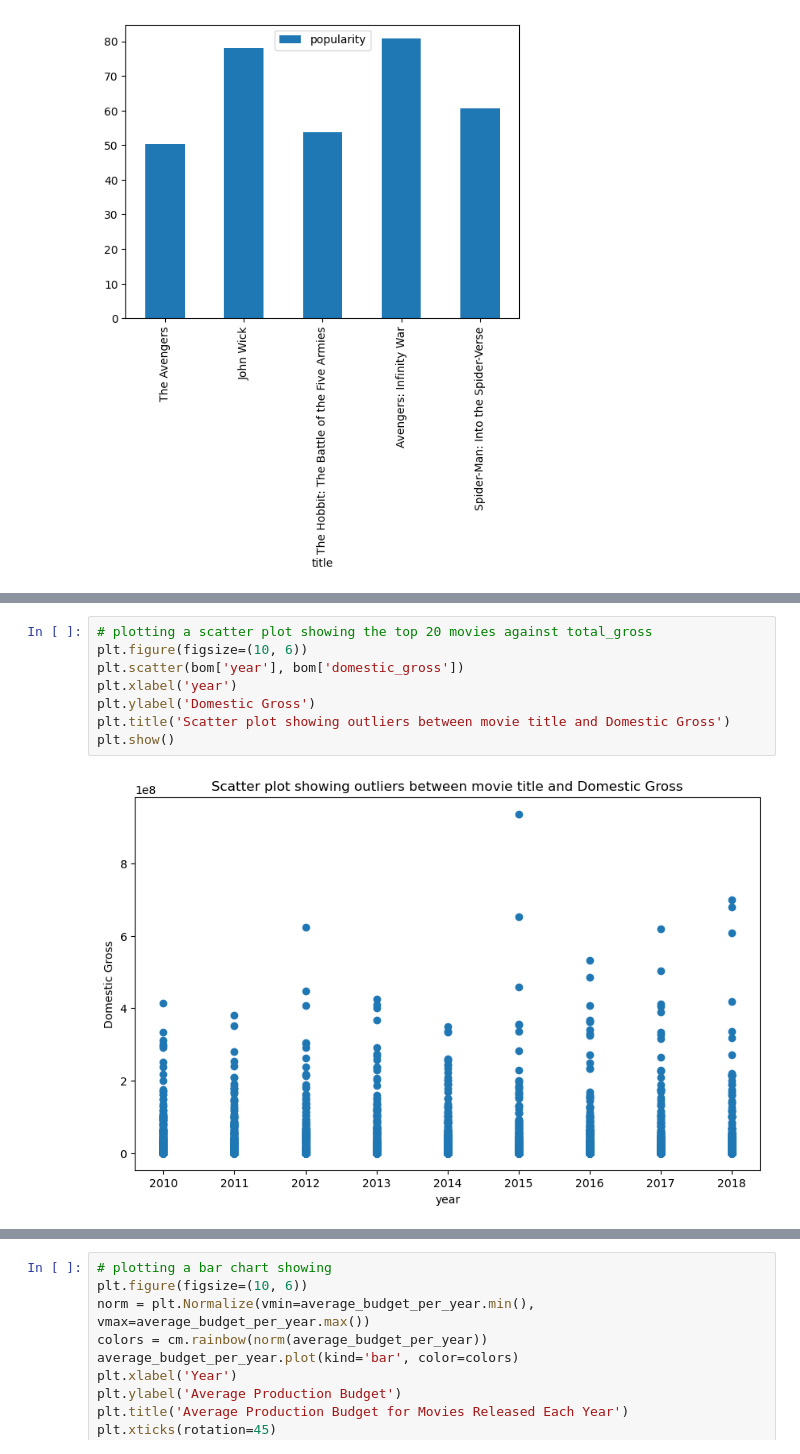
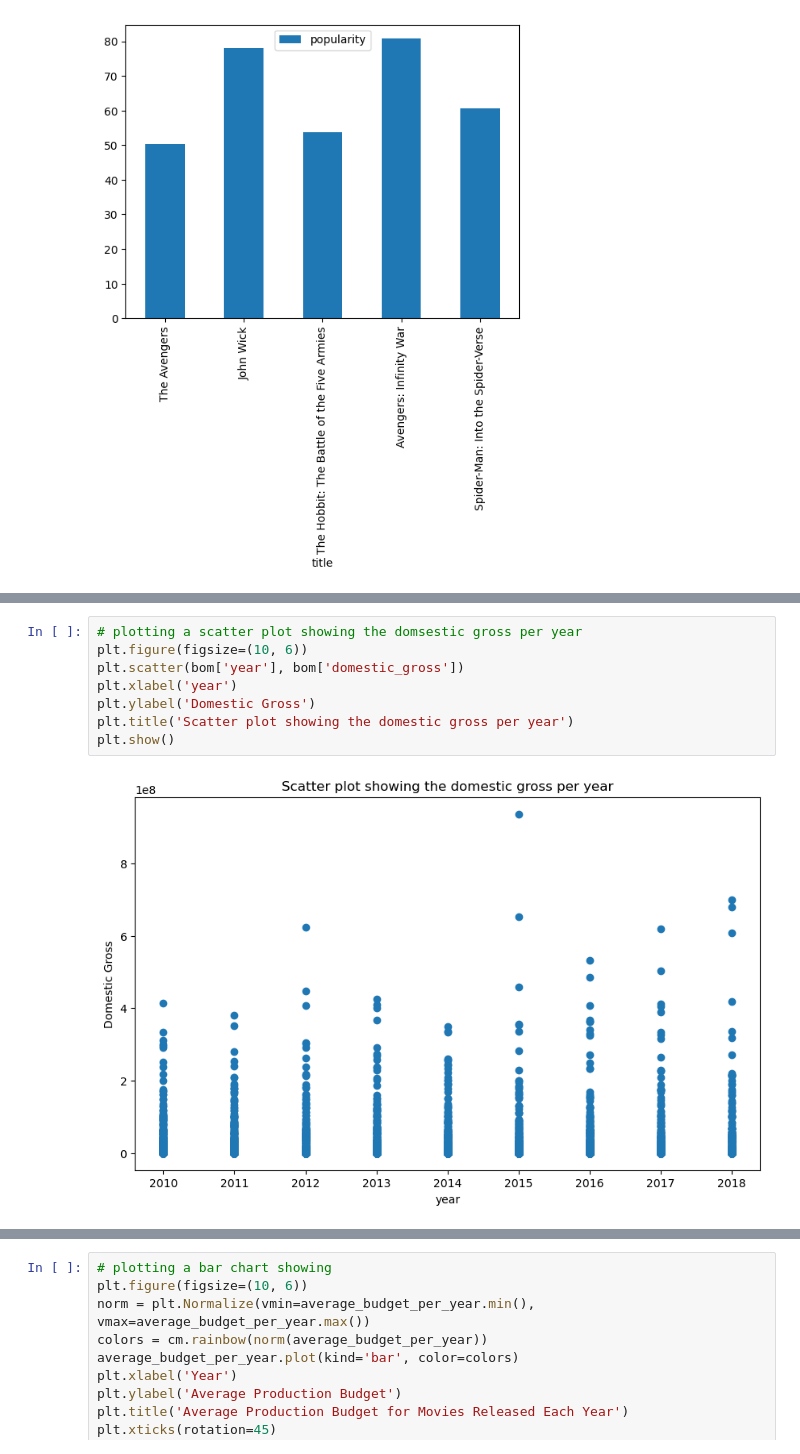
Before and after one commit to FionaNalianya/Microsoft-Movie, a Jupyter notebook: notebook.ipynb, the cells around one changed output, grey strips where cells are left out. Drawn from its saved outputs; the diff is of its cells as text.

```diff
--- a/notebook.ipynb
+++ b/notebook.ipynb
@@ -711,10 +755,10 @@ bom.plot.bar(x = 'year', y = 'domestic_gross')
 # %%
-# plotting a scatter plot showing the top 20 movies against total_gross
+# plotting a scatter plot showing the domsestic gross per year
 plt.figure(figsize=(10, 6))
 plt.scatter(bom['year'], bom['domestic_gross'])
 plt.xlabel('year')
 plt.ylabel('Domestic Gross')
-plt.title('Scatter plot showing outliers between movie title and Domestic Gross')
+plt.title('Scatter plot showing the domestic gross per year')
 plt.show()
 # %% [output]
-[figure, old version]
+[figure, new version]
```
Also changed, not shown: parts of 12 cells of this notebook.
